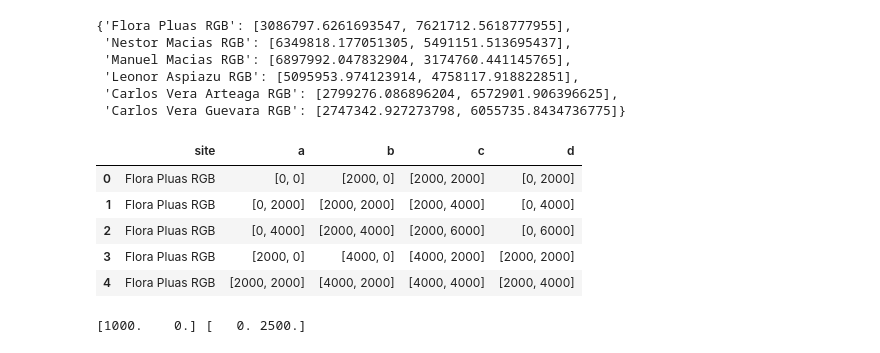
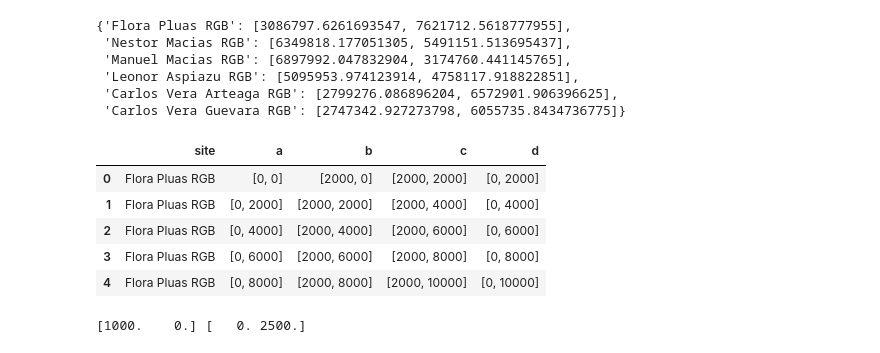
Before and after one commit to TimEngelmann/ai4est, a Jupyter notebook: exploration/estimate_agb_exploration.ipynb, the cells around one changed output. Drawn from its saved outputs; the diff is of its cells as text; code cells hidden in the pictures.

```diff
--- a/exploration/estimate_agb_exploration.ipynb
+++ b/exploration/estimate_agb_exploration.ipynb
@@ -55,20 +55,20 @@ xy_error
 # %%
 patch_size = 2000
 patches_array = []
 for site in gps_error.keys():
-    for x in range(3):
-        for y in range(3):
+    for x in range(8):
+        for y in range(8):
             coordinates = np.array([(x,y), (x+1,y), (x+1,y+1), (x,y+1)]) * patch_size
             patches_array.append([site, coordinates[0], coordinates[1], coordinates[2], coordinates[3]])
 patches = pd.DataFrame(patches_array, columns=["site", "a", "b", "c", "d"])
 patches.head()
 # %% [output]
 |  | site | a | b | c | d |
 | 0 | Flora Pluas RGB | [0, 0] | [2000, 0] | [2000, 2000] | [0, 2000] |
 | 1 | Flora Pluas RGB | [0, 2000] | [2000, 2000] | [2000, 4000] | [0, 4000] |
 | 2 | Flora Pluas RGB | [0, 4000] | [2000, 4000] | [2000, 6000] | [0, 6000] |
-| 3 | Flora Pluas RGB | [2000, 0] | [4000, 0] | [4000, 2000] | [2000, 2000] |
-| 4 | Flora Pluas RGB | [2000, 2000] | [4000, 2000] | [4000, 4000] | [2000, 4000] |
+| 3 | Flora Pluas RGB | [0, 6000] | [2000, 6000] | [2000, 8000] | [0, 8000] |
+| 4 | Flora Pluas RGB | [0, 8000] | [2000, 8000] | [2000, 10000] | [0, 10000] |
 # %%
 carbon_distributions = {}
 
```
Also changed, not shown: parts of 4 cells of this notebook, 1 other file.
